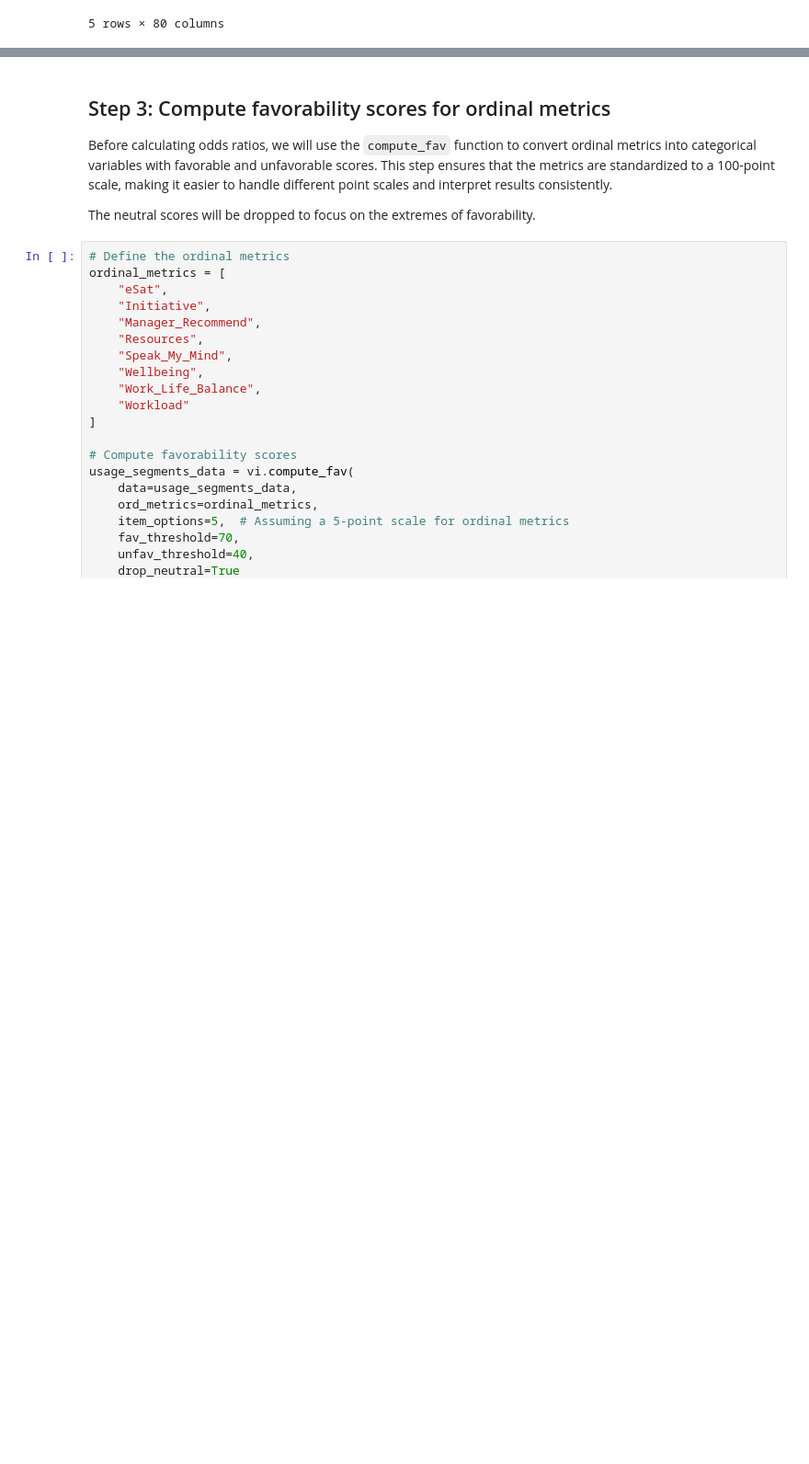
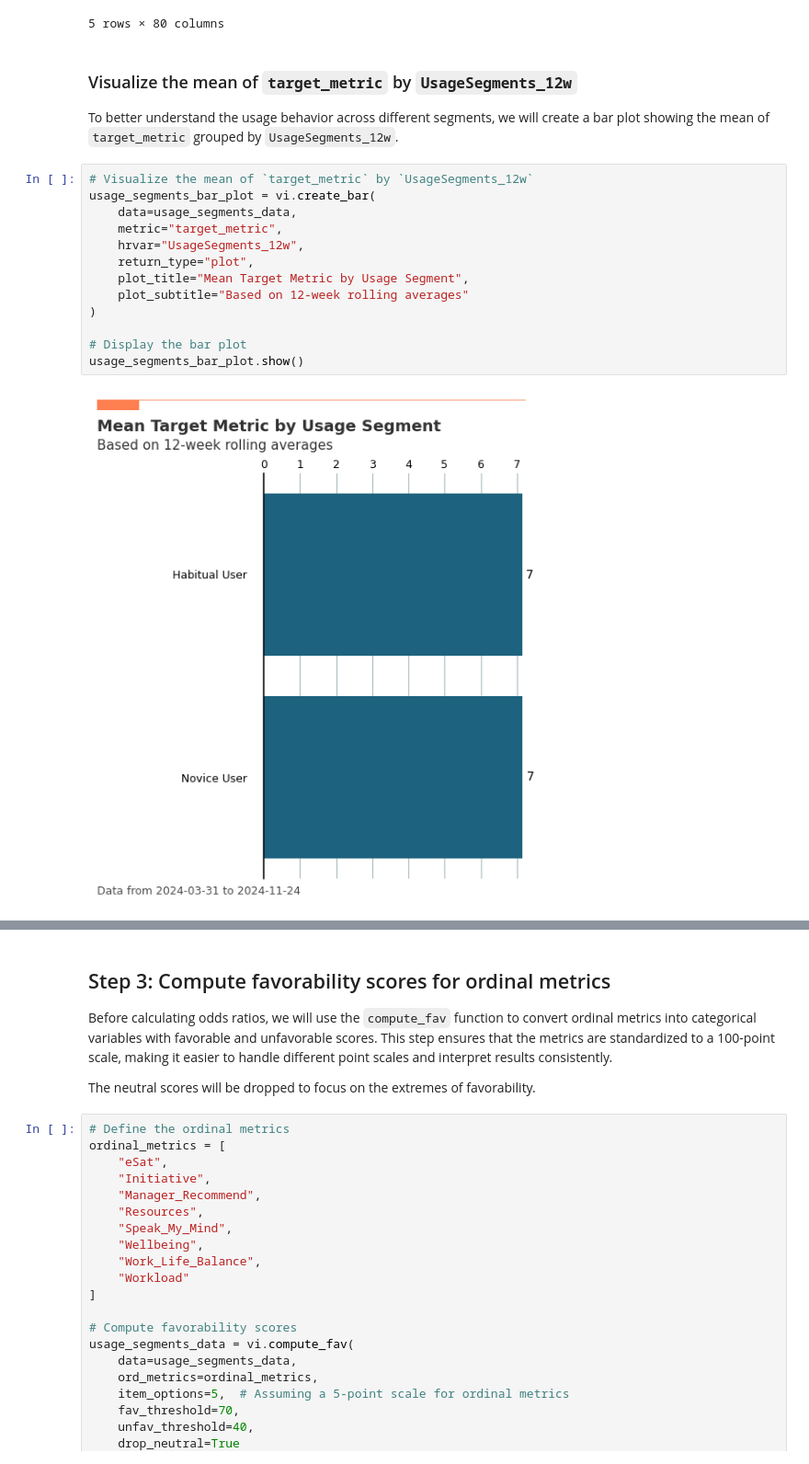
Before and after one commit to microsoft/vivainsights-py, a Jupyter notebook: docs/demo-create_odds_ratios.ipynb, the cells around one changed output, grey strips where cells are left out. Shown: that part at 92% size. Saved outputs shown, nothing was run; the diff lists cells and outputs as text; blank space fills up the shorter version.

```diff
--- a/docs/demo-create_odds_ratios.ipynb
+++ b/docs/demo-create_odds_ratios.ipynb
@@ -64,3 +64,22 @@ usage_segments_data.head()
 | 3 | 01986072-719a-404c-ae98-009d92e82323 | 2024-04-21 | 21.368059 | 3 | 14.908550 | ... |
 | 4 | 01986072-719a-404c-ae98-009d92e82323 | 2024-04-28 | 20.849744 | 5 | 13.737000 | ... |
 5 rows × 80 columns
+# %% [markdown]
+### Visualize the mean of `target_metric` by `UsageSegments_12w`
+
+To better understand the usage behavior across different segments, we will create a bar plot showing the mean of `target_metric` grouped by `UsageSegments_12w`.
+# %%
+# Visualize the mean of `target_metric` by `UsageSegments_12w`
+usage_segments_bar_plot = vi.create_bar(
+    data=usage_segments_data,
+    metric="target_metric",
+    hrvar="UsageSegments_12w",
+    return_type="plot",
+    plot_title="Mean Target Metric by Usage Segment",
+    plot_subtitle="Based on 12-week rolling averages"
+)
+
+# Display the bar plot
+usage_segments_bar_plot.show()
+# %% [output]
+[figure, added]
```
Also changed, not shown: parts of 3 cells of this notebook, 1 other file.
